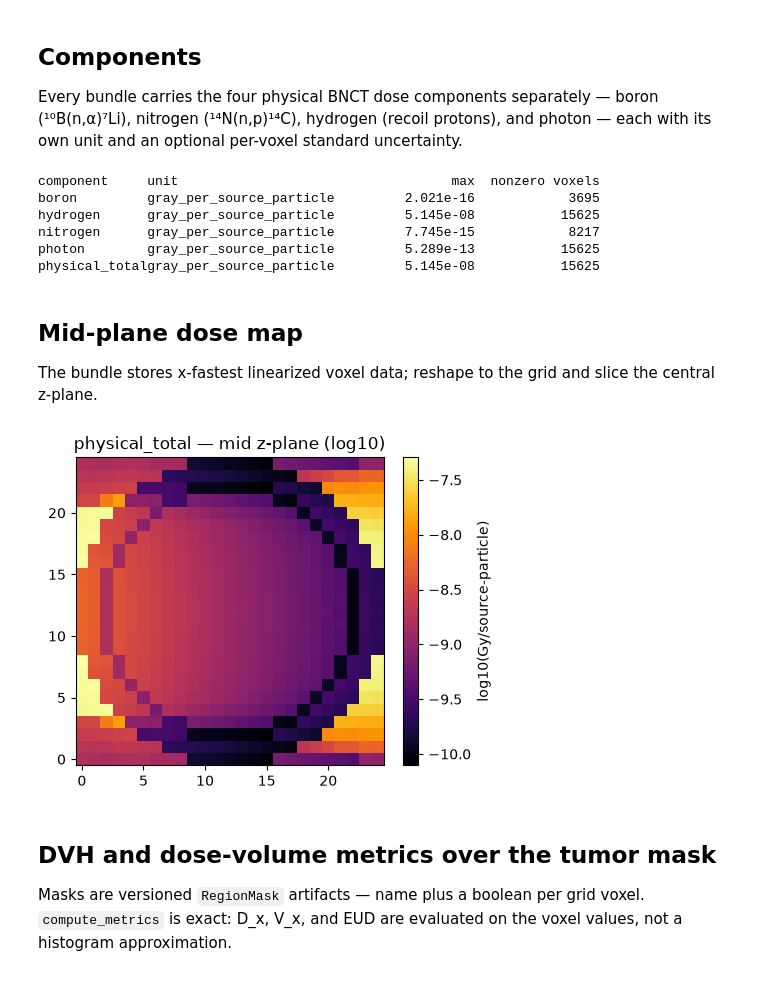
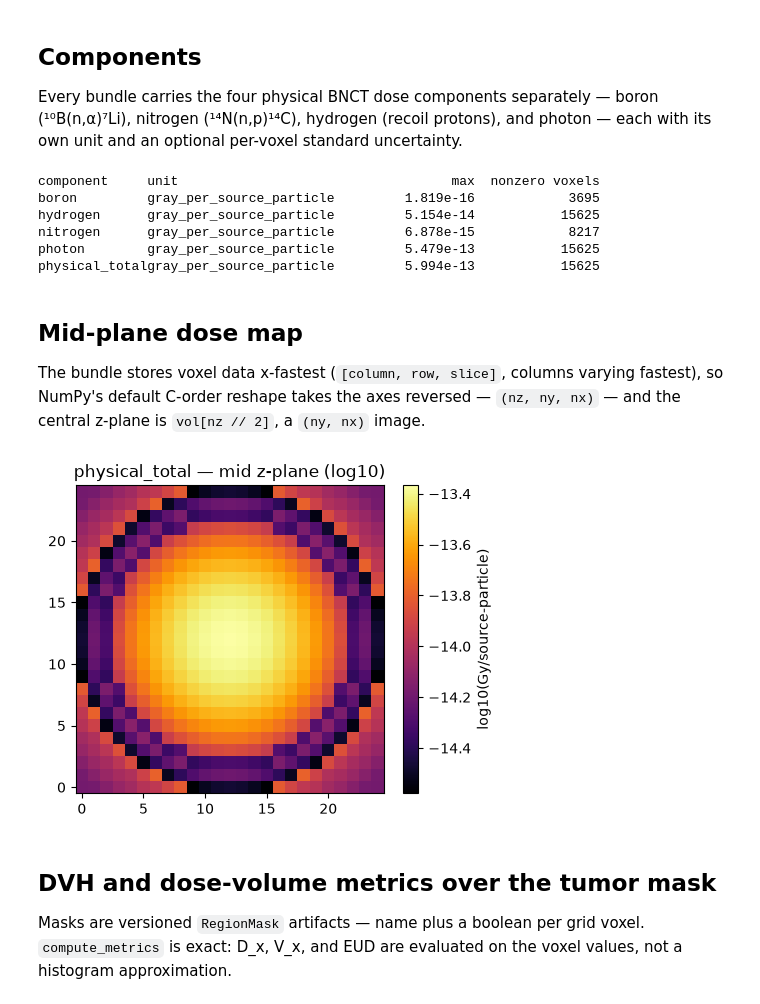
Before and after one commit to AvilaLabs/OpenBNCT, a Jupyter notebook: examples/notebooks/01-quickstart.ipynb, the cells around one changed output. Cells and saved outputs as stored; diff of their text form; code cells hidden in the pictures.

```diff
--- a/examples/notebooks/01-quickstart.ipynb
+++ b/examples/notebooks/01-quickstart.ipynb
@@ -21,7 +21,7 @@ while not (REPO / 'benchmarks').is_dir() and REPO != REPO.parent:
 assert (REPO / 'benchmarks').is_dir(), 'run inside an OpenBNCT checkout'
 
 BENCH = REPO / 'benchmarks/synthetic/layered-head-phantom'
-bundle = openbnct.load_physical_dose_bundle(BENCH / 'dose-28g-1e.json')
+bundle = openbnct.load_physical_dose_bundle(BENCH / 'dose-28g-v2.json')
 print(bundle.schema_version, bundle.case_id)
 print('grid:', bundle.geometry.shape, 'voxels @',
       bundle.geometry.spacing_mm, 'mm')
@@ -46,30 +46,30 @@ for name, unit, mx, nz in rows:
     print(f'{name:<14}{unit:<30}{mx:>12.3e}{nz:>16}')
 # %% [output]
 component     unit                                   max  nonzero voxels
-boron         gray_per_source_particle         2.021e-16            3695
-hydrogen      gray_per_source_particle         5.145e-08           15625
-nitrogen      gray_per_source_particle         7.745e-15            8217
-photon        gray_per_source_particle         5.289e-13           15625
-physical_totalgray_per_source_particle         5.145e-08           15625
+boron         gray_per_source_particle         1.819e-16            3695
+hydrogen      gray_per_source_particle         5.154e-14           15625
+nitrogen      gray_per_source_particle         6.878e-15            8217
+photon        gray_per_source_particle         5.479e-13           15625
+physical_totalgray_per_source_particle         5.994e-13           15625
 # %% [markdown]
 ## Mid-plane dose map
 
-The bundle stores x-fastest linearized voxel data; reshape to the grid and slice the central z-plane.
+The bundle stores voxel data x-fastest (`[column, row, slice]`, columns varying fastest), so NumPy's default C-order reshape takes the axes reversed — `(nz, ny, nx)` — and the central z-plane is `vol[nz // 2]`, a `(ny, nx)` image.
 # %%
 import matplotlib.pyplot as plt
 import numpy as np
 
 nx, ny, nz = bundle.geometry.shape
-total = np.array(bundle.physical_total.values).reshape(nx, ny, nz)
-mid = total[:, :, nz // 2]
+total = np.array(bundle.physical_total.values).reshape(nz, ny, nx)
+mid = total[nz // 2]
 
 fig, ax = plt.subplots(figsize=(5, 4))
-im = ax.imshow(np.log10(mid.T + 1e-30), origin='lower', cmap='inferno')
+im = ax.imshow(np.log10(mid + 1e-30), origin='lower', cmap='inferno')
 ax.set_title('physical_total — mid z-plane (log10)')
 fig.colorbar(im, ax=ax, label='log10(Gy/source-particle)')
 plt.show()
 # %% [output]
-[figure, old version]
+[figure, new version]
 # %% [markdown]
 ## DVH and dose-volume metrics over the tumor mask
 
```
Also changed, not shown: parts of 2 cells of this notebook, 3 other files.
